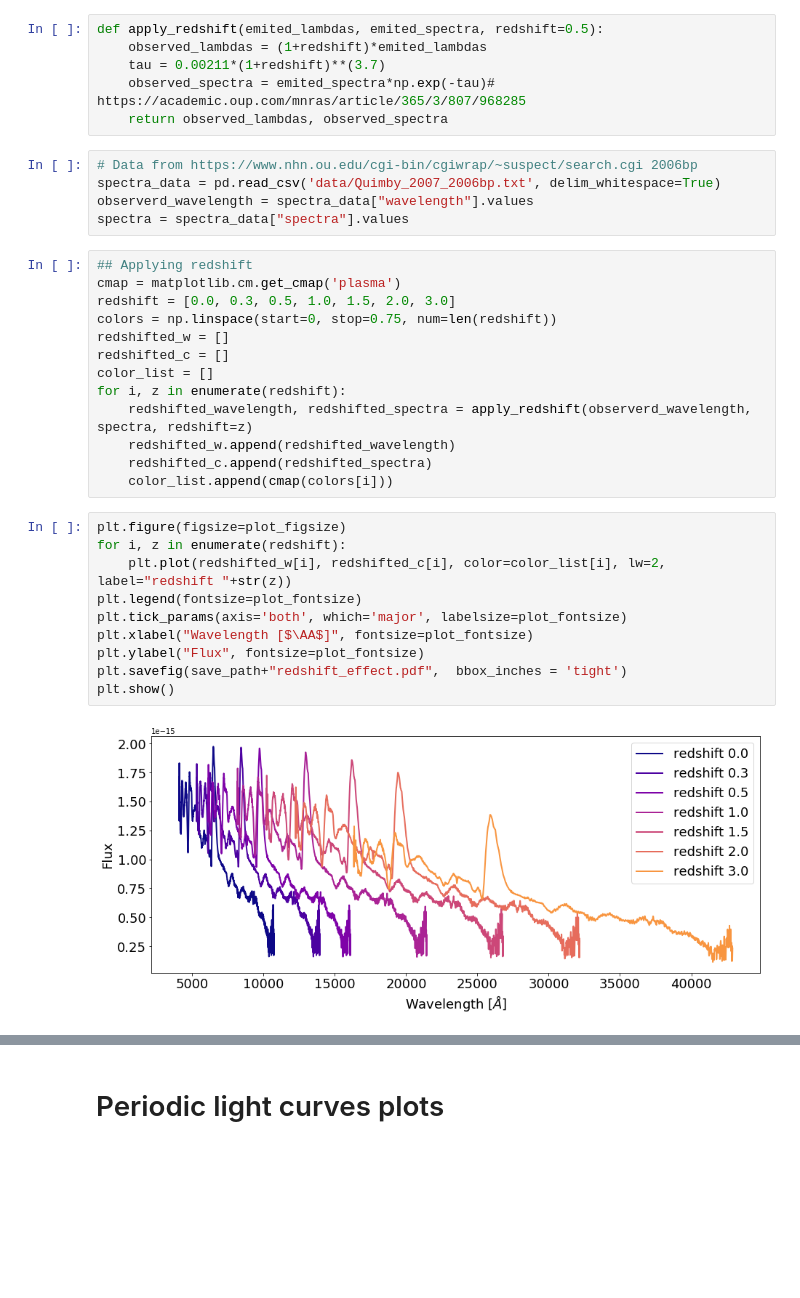
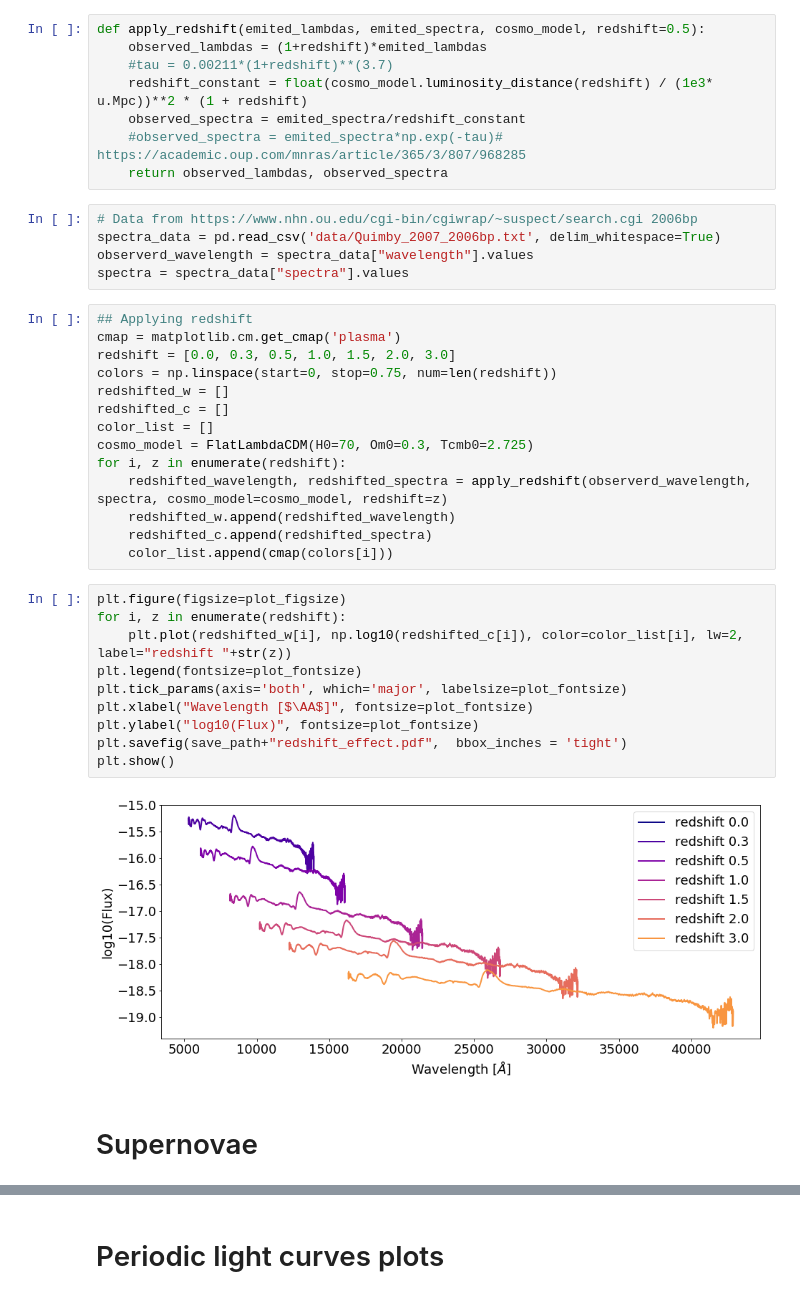
Before and after one commit to rodrigcd/thesis_plots, a Jupyter notebook: Chapter_2_astronomy.ipynb, the cells around one changed output, grey strips where cells are left out. Cells and saved outputs as stored; diff of their text form; blank space fills up the shorter version.

Commit message:
supernovae plot

```diff
--- a/Chapter_2_astronomy.ipynb
+++ b/Chapter_2_astronomy.ipynb
@@ -38,10 +42,12 @@ plt.show()
 # %% [markdown]
 # Supernova spectra and redshift
 # %%
-def apply_redshift(emited_lambdas, emited_spectra, redshift=0.5):
+def apply_redshift(emited_lambdas, emited_spectra, cosmo_model, redshift=0.5):
     observed_lambdas = (1+redshift)*emited_lambdas
-    tau = 0.00211*(1+redshift)**(3.7)
-    observed_spectra = emited_spectra*np.exp(-tau)# https://academic.oup.com/mnras/article/365/3/807/968285
+    #tau = 0.00211*(1+redshift)**(3.7)
+    redshift_constant = float(cosmo_model.luminosity_distance(redshift) / (1e3* u.Mpc))**2 * (1 + redshift)
+    observed_spectra = emited_spectra/redshift_constant
+    #observed_spectra = emited_spectra*np.exp(-tau)# https://academic.oup.com/mnras/article/365/3/807/968285
     return observed_lambdas, observed_spectra
 # %%
 # Data from https://www.nhn.ou.edu/cgi-bin/cgiwrap/~suspect/search.cgi 2006bp
@@ -56,20 +62,23 @@ colors = np.linspace(start=0, stop=0.75, num=len(redshift))
 redshifted_w = []
 redshifted_c = []
 color_list = []
+cosmo_model = FlatLambdaCDM(H0=70, Om0=0.3, Tcmb0=2.725)
 for i, z in enumerate(redshift):
-    redshifted_wavelength, redshifted_spectra = apply_redshift(observerd_wavelength, spectra, redshift=z)
+    redshifted_wavelength, redshifted_spectra = apply_redshift(observerd_wavelength, spectra, cosmo_model=cosmo_model, redshift=z)
     redshifted_w.append(redshifted_wavelength)
     redshifted_c.append(redshifted_spectra)
     color_list.append(cmap(colors[i]))
 # %%
 plt.figure(figsize=plot_figsize)
 for i, z in enumerate(redshift):
-    plt.plot(redshifted_w[i], redshifted_c[i], color=color_list[i], lw=2, label="redshift "+str(z))
+    plt.plot(redshifted_w[i], np.log10(redshifted_c[i]), color=color_list[i], lw=2, label="redshift "+str(z))
 plt.legend(fontsize=plot_fontsize)
 plt.tick_params(axis='both', which='major', labelsize=plot_fontsize)
 plt.xlabel("Wavelength [$\AA$]", fontsize=plot_fontsize)
-plt.ylabel("Flux", fontsize=plot_fontsize)
+plt.ylabel("log10(Flux)", fontsize=plot_fontsize)
 plt.savefig(save_path+"redshift_effect.pdf",  bbox_inches = 'tight')
 plt.show()
 # %% [output]
-[figure, old version]
+[figure, new version]
+# %% [markdown]
+# Supernovae
```
Also changed, not shown: parts of 9 cells of this notebook, 7 other files.
